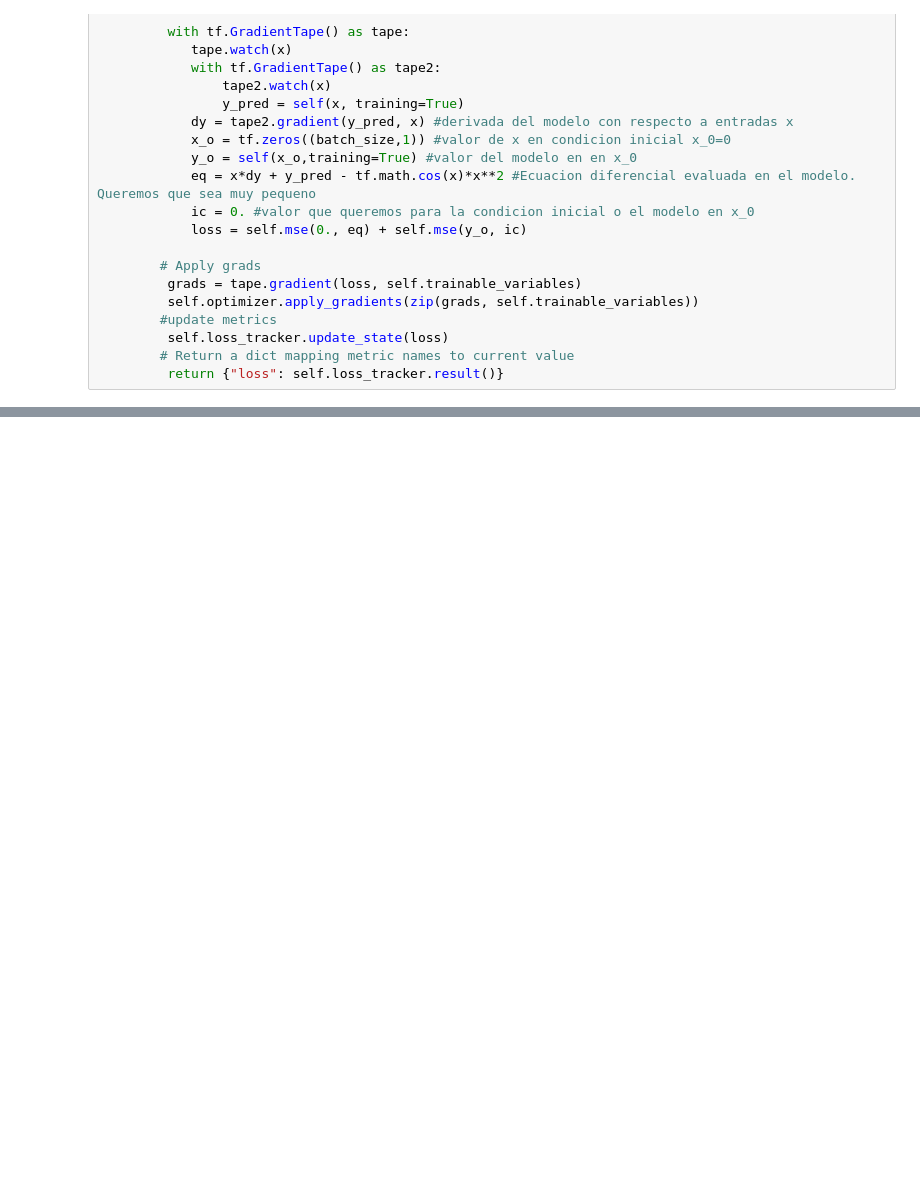
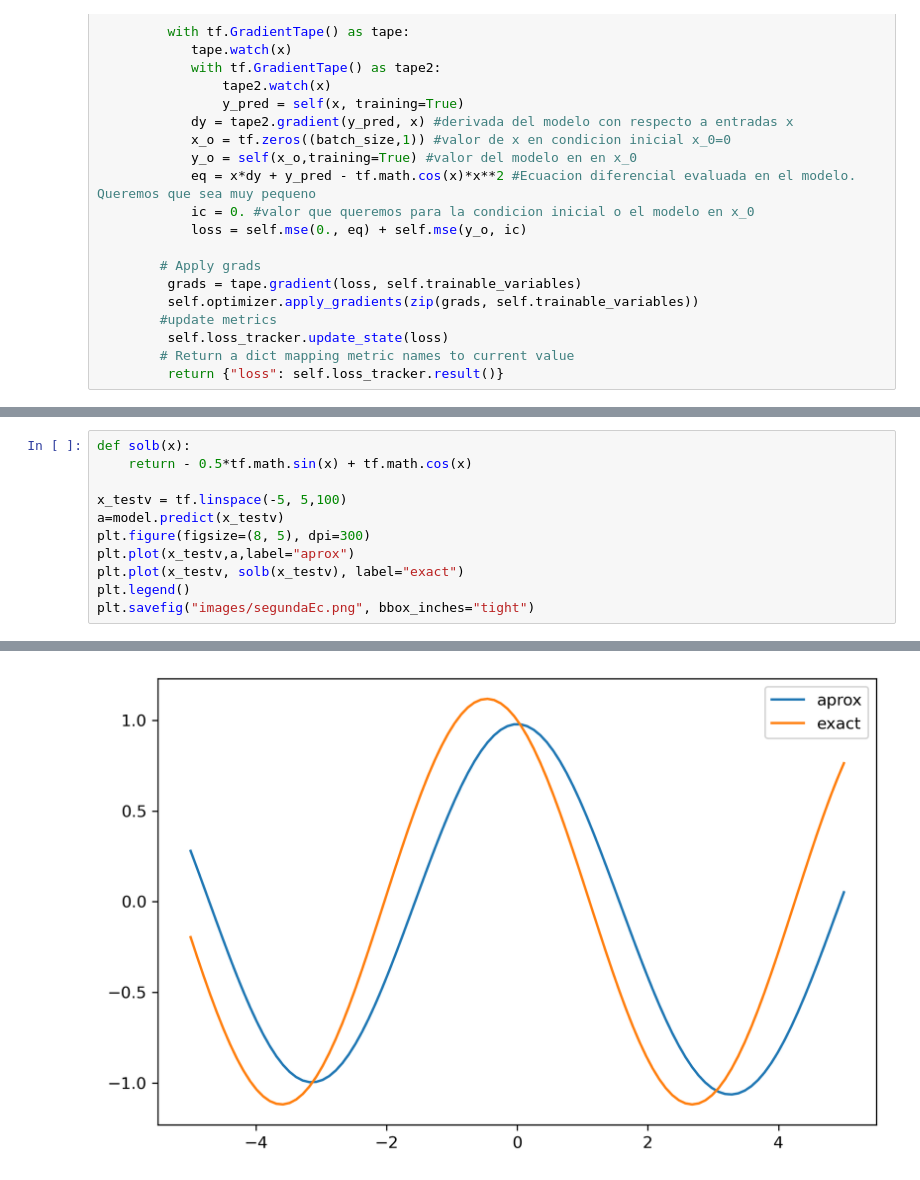
Before and after one commit to Pablo-Pomares/GradientTape, a Jupyter notebook: ODEsolver.ipynb, the cells around one changed output, grey strips where cells are left out. Saved outputs shown, nothing was run; the diff lists cells and outputs as text; blank space fills up the shorter version.

```diff
--- a/ODEsolver.ipynb
+++ b/ODEsolver.ipynb
@@ -93,0 +168,12 @@ plt.show()
+# %%
+def solb(x):
+    return - 0.5*tf.math.sin(x) + tf.math.cos(x)
+
+x_testv = tf.linspace(-5, 5,100)
+a=model.predict(x_testv)
+plt.figure(figsize=(8, 5), dpi=300)
+plt.plot(x_testv,a,label="aprox")
+plt.plot(x_testv, solb(x_testv), label="exact")
+plt.legend()
+plt.savefig("images/segundaEc.png", bbox_inches="tight")
+# %% [output]
@@ -93,0 +181 @@ plt.show()
+[figure, added]
```
Also changed, not shown: parts of 7 cells of this notebook, 1 other file.
